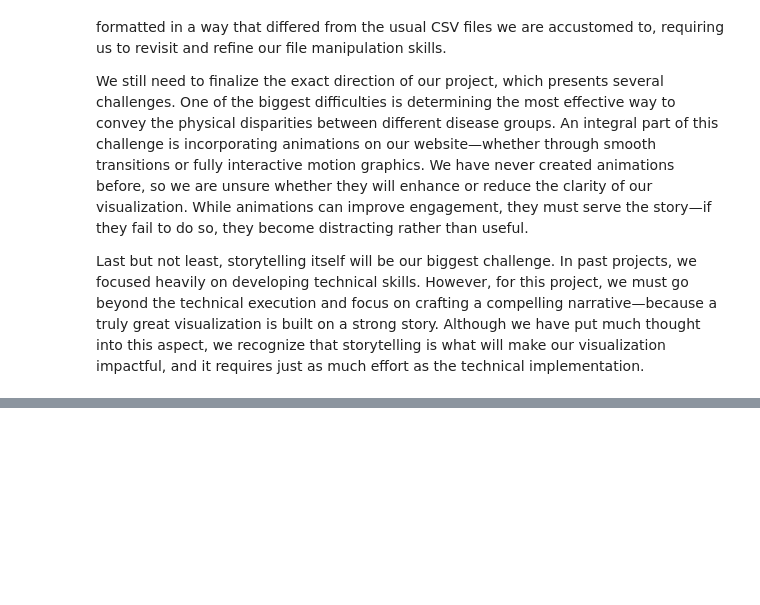
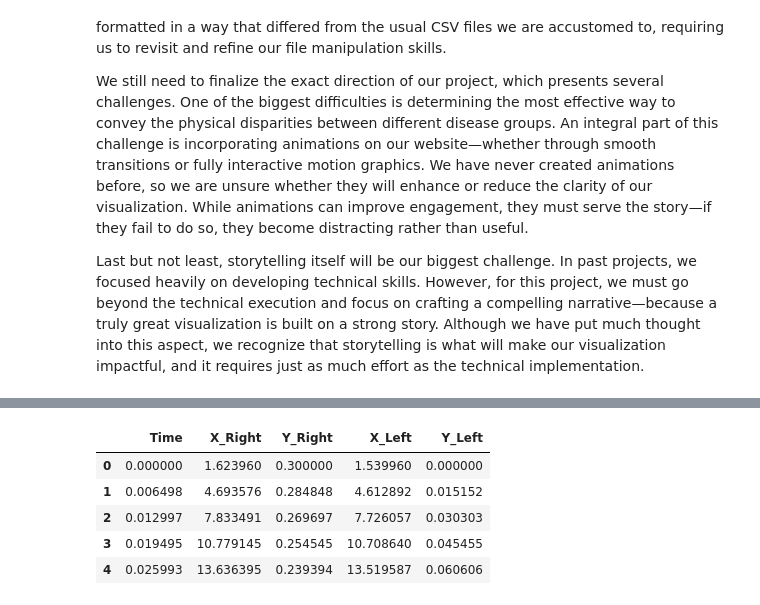
Before and after one commit to Excalibean/Neuro-Disease-Effects-on-Gait-Visualization, a Jupyter notebook: python_part.ipynb, the cells around one changed output, grey strips where cells are left out. Saved outputs shown, nothing was run; the diff lists cells and outputs as text; code cells hidden in the pictures; blank space fills up the shorter version.

```diff
--- a/python_part.ipynb
+++ b/python_part.ipynb
@@ -408,0 +450,83 @@ Last but not least, storytelling itself will be our biggest challenge. In past p
+# %%
+import pandas as pd
+import numpy as np
+import os
+from scipy.interpolate import interp1d
+
+# Helper function to open a .ts file and extract all columns, returning a DataFrame
+def ts_file_extraction(ts_file):
+    df = pd.read_csv('gait_data/' + ts_file, sep=r'\s+', header=None, engine='python')
+    df.dropna(how='all', inplace=True)  # Remove empty rows
+    df.columns = ['Time', 'Left_Stride_Time', 'Right_Stride_Time',
+                  'Left_Swing_Time', 'Right_Swing_Time',
+                  'Left_Stance_%', 'Right_Stance_%',
+                  'Left_Stance_Time', 'Right_Stance_Time',
+                  'Left_Support_%', 'Right_Support_%',
+                  'Double_Support_Time', 'Double_Support_%']
+    return df
+
+# Helper function to extract sampling frequency from header files
+def extract_sampling_frequency(header_path):
+    with open(header_path, 'r') as f:
+        first_line = f.readline().strip().split()
+        return float(first_line[2])
+
+# Function to extract gait parameters from .ts and header files and return a DataFrame
+def compute_gait_positions(hea_file, ts_file, avg_speed=1.2, step_lift=0.30, num_interpolated_points=100):
+    # Extract sampling frequency from the header file
+    sampling_freq = extract_sampling_frequency('gait_data/' + hea_file)
+
+    # Load the .ts file using the helper function
+    df = ts_file_extraction(ts_file)
+
+    # Recalculate time based on the sample index and sampling frequency
+    df['Time'] = df.index / sampling_freq
+
+    # Compute estimated stride lengths (and clip them to realistic values, e.g., between 0.5 and 1.5 m)
+    df['Left_Stride_Length'] = np.clip(df['Left_Stride_Time'] * avg_speed, 0.5, 1.5)
+    df['Right_Stride_Length'] = np.clip(df['Right_Stride_Time'] * avg_speed, 0.5, 1.5)
+
+    # Compute X-positions (forward movement) using cumulative sums
+    df['X_Left'] = np.cumsum(df['Left_Stride_Length'])
+    df['X_Right'] = np.cumsum(df['Right_Stride_Length'])
+
+    # Compute Y-positions (alternating binary pattern: 0 for ground, step_lift for air)
+    df['Y_Left'] = np.where(df.index % 2 == 0, 0, step_lift)
+    df['Y_Right'] = np.where(df.index % 2 == 0, step_lift, 0)
+
+    # Interpolate X positions to a common time vector
+    original_time = df['Time']
+    common_time = np.linspace(original_time.min(), original_time.max(), num=num_interpolated_points)
+
+    interp_x_right = interp1d(original_time, df['X_Right'], kind='linear', fill_value="extrapolate")
+    interp_x_left = interp1d(original_time, df['X_Left'], kind='linear', fill_value="extrapolate")
+
+    new_X_right = interp_x_right(common_time)
+    new_X_left = interp_x_left(common_time)
+
+    # For Y positions, we generate a binary alternating pattern over the new time points,
+    # rather than interpolating them (to preserve the stance/swing phase representation)
+    new_Y_right = np.where(np.arange(num_interpolated_points) % 2 == 0, step_lift, 0)
+    new_Y_left = np.where(np.arange(num_interpolated_points) % 2 == 0, 0, step_lift)
+
+    # Create the final interpolated DataFrame
+    interpolated_df = pd.DataFrame({
+        'Time': common_time,
+        'X_Right': new_X_right,
+        'Y_Right': new_Y_right,
+        'X_Left': new_X_left,
+        'Y_Left': new_Y_left
+    })
+
+    return interpolated_df
+
+# Example usage
+exp_als_1_gait = compute_gait_positions('als1.hea', 'als1.ts')
+print(exp_als_1_gait.head())
+# %% [output]
+|  | Time | X_Right | Y_Right | X_Left | Y_Left |
+| 0 | 0.000000 | 1.623960 | 0.300000 | 1.539960 | 0.000000 |
+| 1 | 0.006498 | 4.693576 | 0.284848 | 4.612892 | 0.015152 |
+| 2 | 0.012997 | 7.833491 | 0.269697 | 7.726057 | 0.030303 |
+| 3 | 0.019495 | 10.779145 | 0.254545 | 10.708640 | 0.045455 |
+| 4 | 0.025993 | 13.636395 | 0.239394 | 13.519587 | 0.060606 |
```
Also changed, not shown: parts of 3 cells of this notebook, 5 other files.
